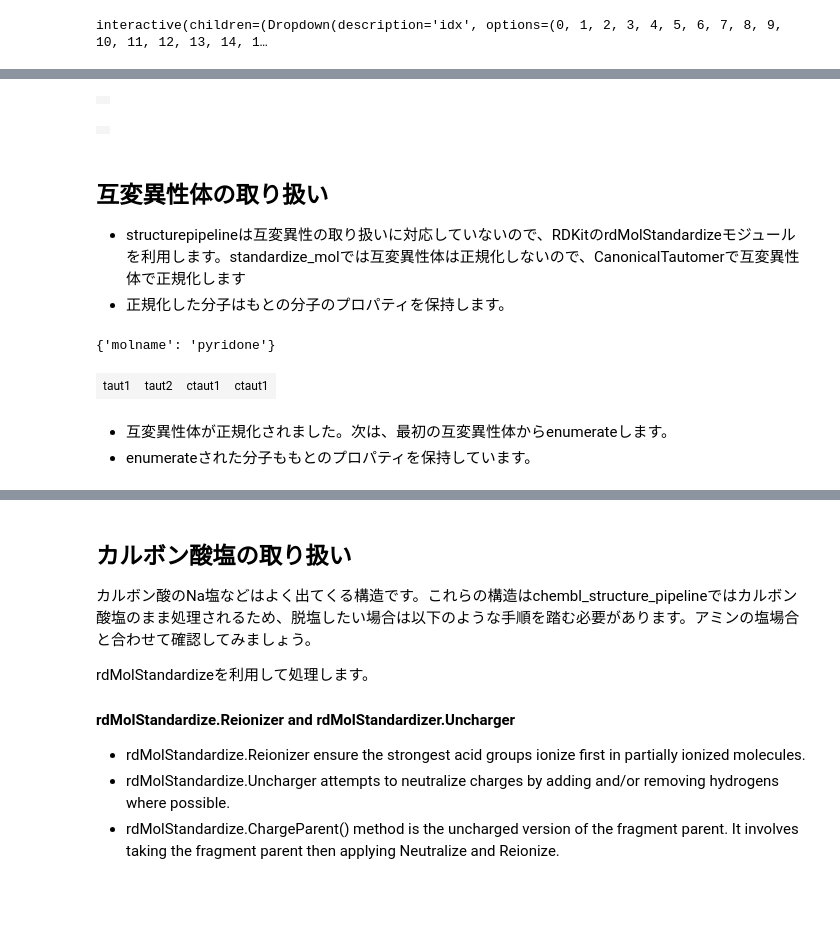
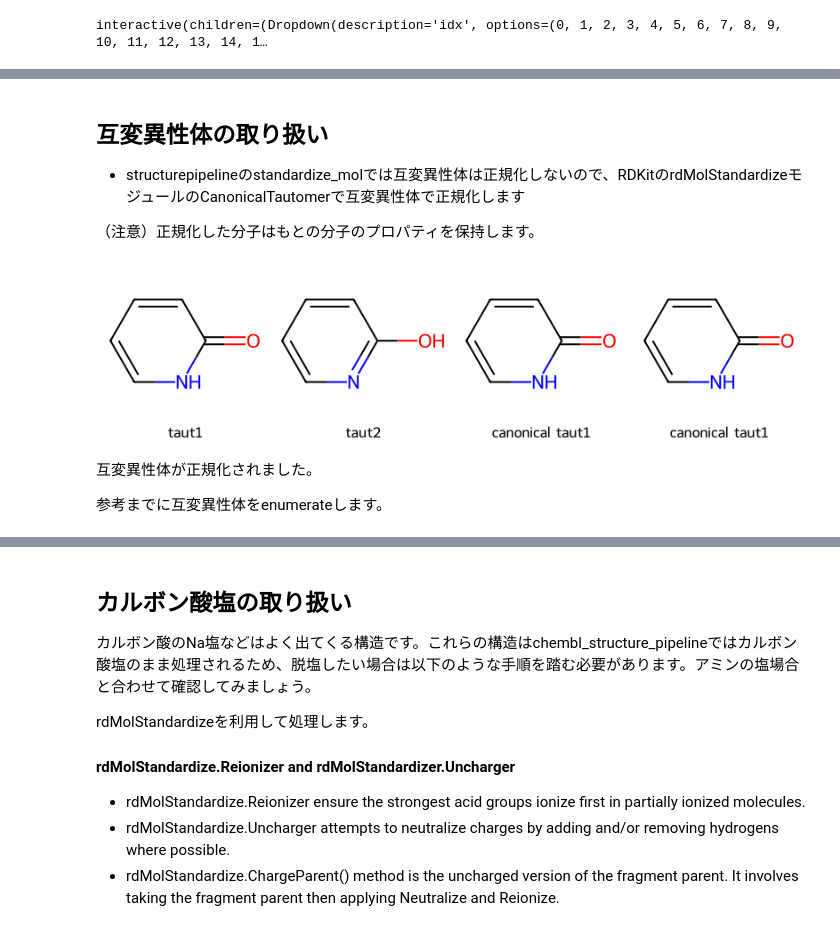
Before and after one commit to cbi-society/cheminfotutorial1023, a Jupyter notebook: 01_dataprep/1-1_mol_standardization.ipynb, the cells around one changed output, grey strips where cells are left out. Cells and saved outputs as stored; diff of their text form; code cells hidden in the pictures; blank space fills up the shorter version.

```diff
--- a/01_dataprep/1-1_mol_standardization.ipynb
+++ b/01_dataprep/1-1_mol_standardization.ipynb
@@ -238,39 +216,24 @@ mol
-# %%
-mb = Chem.MolToMolBlock(mol)
-# standardizeでは脱塩はされません
-sb = chembl_structure_pipeline.standardize_molblock(mb)
-parentmb, exclude = chembl_structure_pipeline.get_parent_molblock(sb)
-Chem.MolFromMolBlock(sb)
-# %% [output]
-|  |
-# %%
-mb = Chem.MolToMolBlock(mol)
-# standardizeでは脱塩はされません
-sb = chembl_structure_pipeline.standardize_molblock(mb)
-parentmb, exclude = chembl_structure_pipeline.get_parent_molblock(sb)
-Chem.MolFromMolBlock(parentmb)
-# %% [output]
-|  |
 # %% [markdown]
 ## 互変異性体の取り扱い
-- structurepipelineは互変異性の取り扱いに対応していないので、RDKitのrdMolStandardizeモジュールを利用します。standardize_molでは互変異性体は正規化しないので、CanonicalTautomerで互変異性体で正規化します
-- 正規化した分子はもとの分子のプロパティを保持します。
+- structurepipelineのstandardize_molでは互変異性体は正規化しないので、RDKitのrdMolStandardizeモジュールのCanonicalTautomerで互変異性体で正規化します
+
+（注意）正規化した分子はもとの分子のプロパティを保持します。
 # %%
 from rdkit.Chem.MolStandardize import rdMolStandardize
 #from rdkit.Chem import rdMolHash
 taut1 = Chem.MolFromSmiles('O=C1NC=CC=C1')
-taut1.SetProp("molname","pyridone")
+#taut1.SetProp("molname","pyridone")
 taut2 = Chem.MolFromSmiles('OC1=NC=CC=C1')
 ctaut1 = rdMolStandardize.CanonicalTautomer(taut1)
-print(ctaut1.GetPropsAsDict())
+#print(ctaut1.GetPropsAsDict())
 ctaut2 = rdMolStandardize.CanonicalTautomer(taut2)
-Draw.MolsToGridImage([taut1, taut2, ctaut1, ctaut2], legends=['taut1', 'taut2', 'ctaut1', 'ctaut1'], molsPerRow=4)
+Draw.MolsToGridImage([taut1, taut2, ctaut1, ctaut2], legends=['taut1', 'taut2', 'canonical taut1', 'canonical taut1'], molsPerRow=4)
 # %% [output]
-{'molname': 'pyridone'}
-| taut1 | taut2 | ctaut1 | ctaut1 |
+[figure, added]
 # %% [markdown]
-- 互変異性体が正規化されました。次は、最初の互変異性体からenumerateします。
-- enumerateされた分子ももとのプロパティを保持しています。
+互変異性体が正規化されました。
+
+参考までに互変異性体をenumerateします。
 # %%
 enum = rdMolStandardize.TautomerEnumerator()
 taus = [m for m in enum.Enumerate(taut1)]
```
Also changed, not shown: parts of 31 cells of this notebook.
